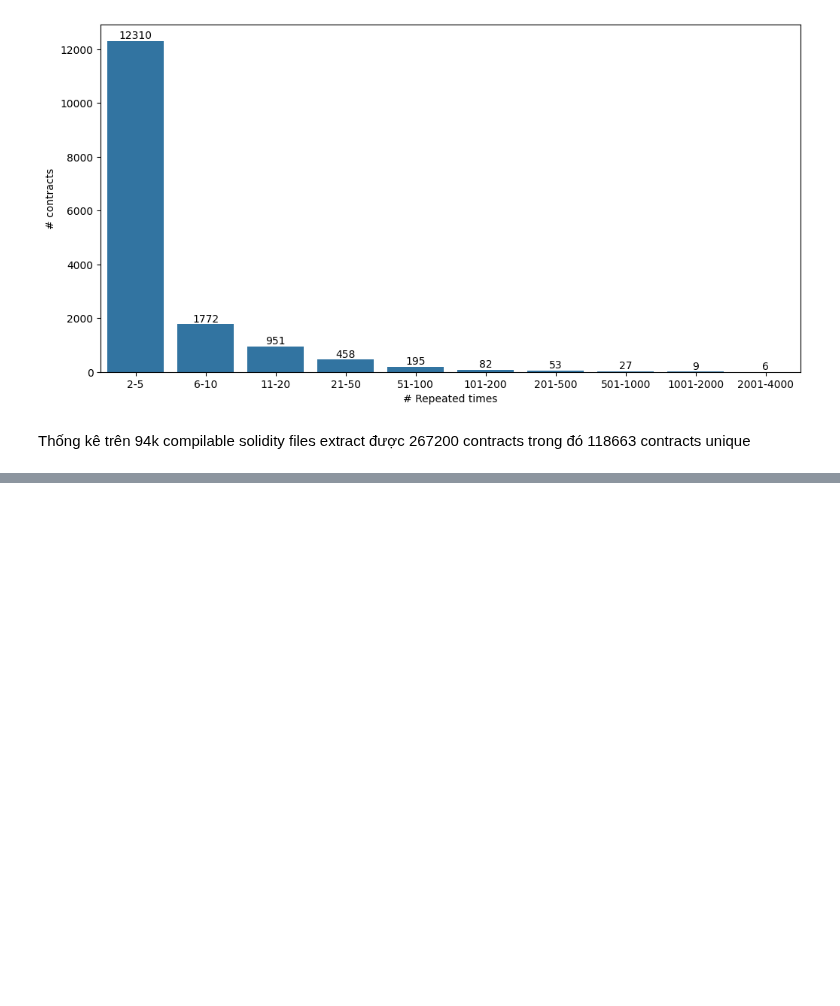
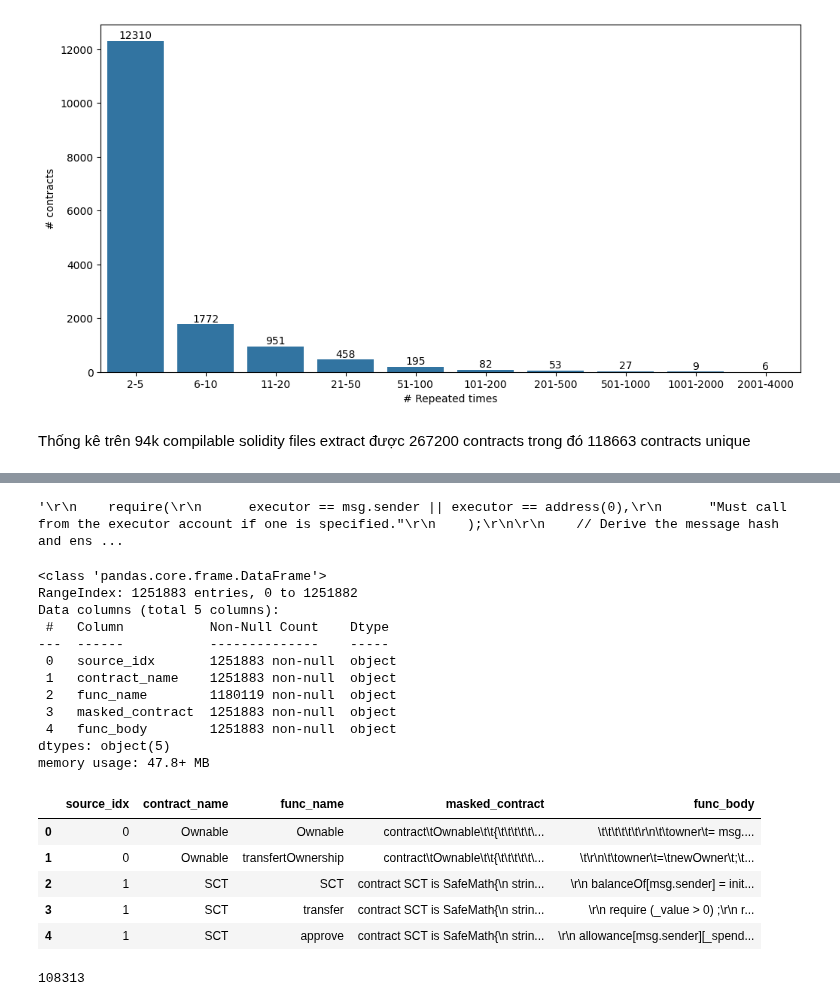
Before and after one commit to echodrift/code-generation, a Jupyter notebook: experiment/playground.ipynb, the cells around one changed output, grey strips where cells are left out. Cells and saved outputs as stored; diff of their text form; code cells hidden in the pictures; blank space fills up the shorter version.

```diff
--- a/experiment/playground.ipynb
+++ b/experiment/playground.ipynb
@@ -946,0 +1017,31 @@ Thống kê trên 94k compilable solidity files extract được 267200 contract
+# %%
+func_body_has_req.loc[11, "func_body"]
+# %% [output]
+'\r\n    require(\r\n      executor == msg.sender || executor == address(0),\r\n      "Must call from the executor account if one is specified."\r\n    );\r\n\r\n    // Derive the message hash and ens ...
+# %%
+mask_func = pd.read_parquet("/home/hieuvd/lvdthieu/CodeGen/data/data/only_mask_func_body.parquet", engine="fastparquet")
+mask_func.info()
+mask_func.head()
+# %% [output]
+<class 'pandas.core.frame.DataFrame'>
+RangeIndex: 1251883 entries, 0 to 1251882
+Data columns (total 5 columns):
+ #   Column           Non-Null Count    Dtype
+---  ------           --------------    -----
+ 0   source_idx       1251883 non-null  object
+ 1   contract_name    1251883 non-null  object
+ 2   func_name        1180119 non-null  object
+ 3   masked_contract  1251883 non-null  object
+ 4   func_body        1251883 non-null  object
+dtypes: object(5)
+memory usage: 47.8+ MB
+|  | source_idx | contract_name | func_name | masked_contract | func_body |
+| 0 | 0 | Ownable | Ownable | contract\tOwnable\t\t{\t\t\t\t\t\... | \t\t\t\t\t\t\r\n\t\towner\t= msg.... |
+| 1 | 0 | Ownable | transfertOwnership | contract\tOwnable\t\t{\t\t\t\t\t\... | \t\r\n\t\towner\t=\tnewOwner\t;\t... |
+| 2 | 1 | SCT | SCT | contract SCT is SafeMath{\n strin... | \r\n balanceOf[msg.sender] = init... |
+| 3 | 1 | SCT | transfer | contract SCT is SafeMath{\n strin... | \r\n require (_value > 0) ;\r\n r... |
+| 4 | 1 | SCT | approve | contract SCT is SafeMath{\n strin... | \r\n allowance[msg.sender][_spend... |
+# %%
+len(mask_func[["source_idx", "contract_name"]].drop_duplicates())
+# %% [output]
+108313
```
Also changed, not shown: parts of 14 cells of this notebook, 7 other files.
